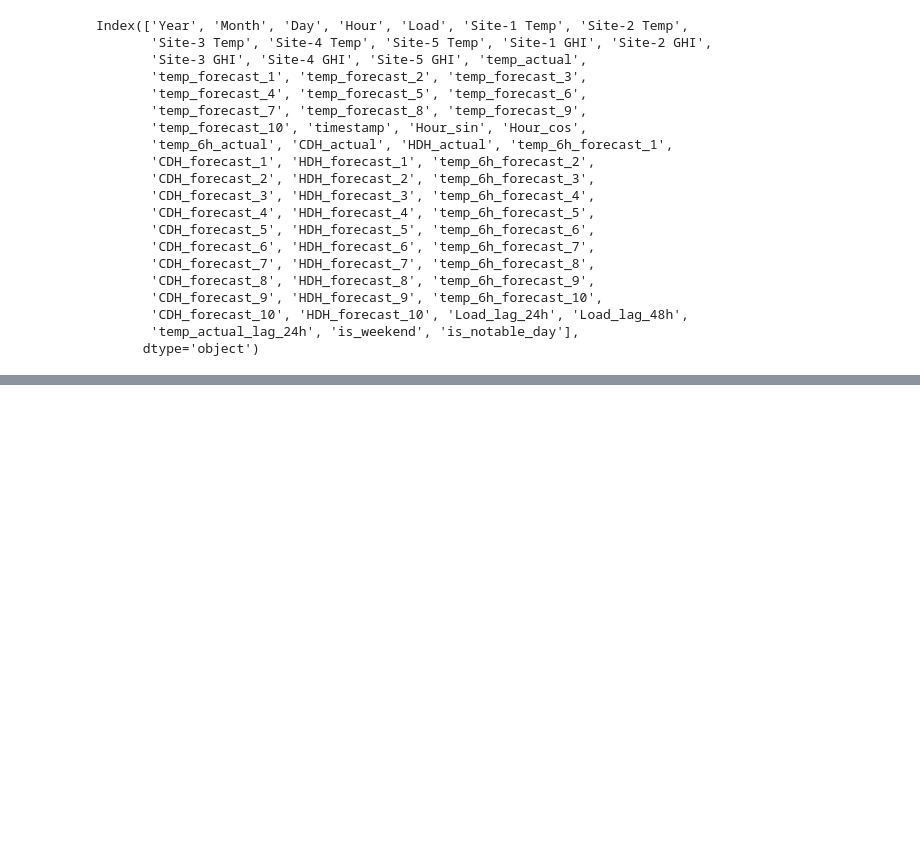
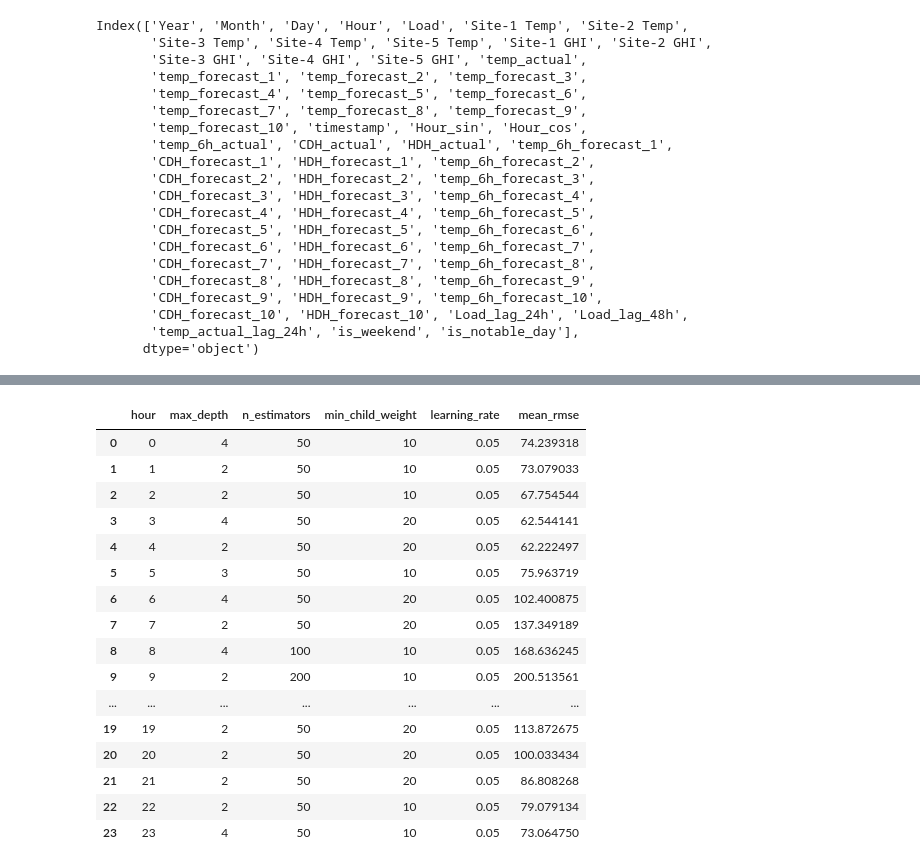
Before and after one commit to AmritpalSNijjar/load_forecasting, a Jupyter notebook: notebooks/day_ahead_modelling.ipynb, the cells around one changed output, grey strips where cells are left out. Cells and saved outputs as stored; diff of their text form; code cells hidden in the pictures; blank space fills up the shorter version.

```diff
--- a/notebooks/day_ahead_modelling.ipynb
+++ b/notebooks/day_ahead_modelling.ipynb
@@ -363,0 +552,30 @@ df_test = pd.read_csv("../data/processed/day_ahead_test.csv")
+# %%
+lin_xgb_results_df = pd.DataFrame(lin_xgb_results)
+
+rmse_by_hour = lin_xgb_results_df.pivot_table(
+    index=["max_depth", "n_estimators", "min_child_weight", "learning_rate"],
+    columns="hour",
+    values="mean_rmse"
+).reset_index()
+
+best_per_hour_lin_xgb = lin_xgb_results_df.loc[lin_xgb_results_df.groupby("hour")["mean_rmse"].idxmin()].reset_index(drop=True)
+# %%
+best_per_hour_lin_xgb
+# %% [output]
+|  | hour | max_depth | n_estimators | min_child_weight | learning_rate | mean_rmse |
+| 0 | 0 | 4 | 50 | 10 | 0.05 | 74.239318 |
+| 1 | 1 | 2 | 50 | 10 | 0.05 | 73.079033 |
+| 2 | 2 | 2 | 50 | 10 | 0.05 | 67.754544 |
+| 3 | 3 | 4 | 50 | 20 | 0.05 | 62.544141 |
+| 4 | 4 | 2 | 50 | 20 | 0.05 | 62.222497 |
+| 5 | 5 | 3 | 50 | 10 | 0.05 | 75.963719 |
+| 6 | 6 | 4 | 50 | 20 | 0.05 | 102.400875 |
+| 7 | 7 | 2 | 50 | 20 | 0.05 | 137.349189 |
+| 8 | 8 | 4 | 100 | 10 | 0.05 | 168.636245 |
+| 9 | 9 | 2 | 200 | 10 | 0.05 | 200.513561 |
+| ... | ... | ... | ... | ... | ... | ... |
+| 19 | 19 | 2 | 50 | 20 | 0.05 | 113.872675 |
+| 20 | 20 | 2 | 50 | 20 | 0.05 | 100.033434 |
+| 21 | 21 | 2 | 50 | 20 | 0.05 | 86.808268 |
+| 22 | 22 | 2 | 50 | 10 | 0.05 | 79.079134 |
+| 23 | 23 | 4 | 50 | 10 | 0.05 | 73.064750 |
```
Also changed, not shown: parts of 10 cells of this notebook, 11 other files.
